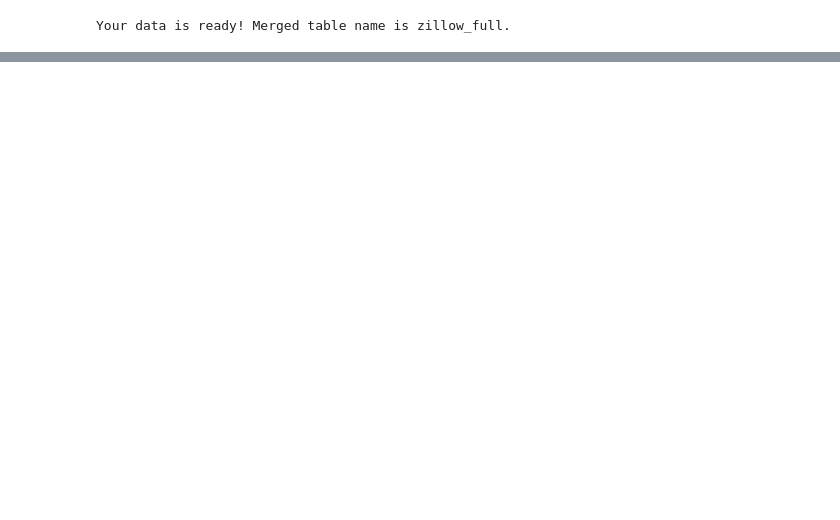
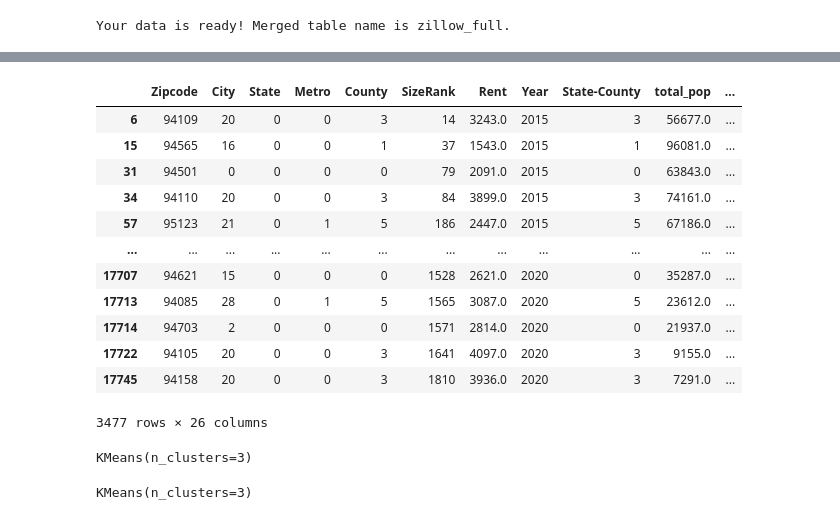
Before and after one commit to EugeniaDickson/zillow_rent_index, a Jupyter notebook: Jane/model_testing.ipynb, the cells around one changed output, grey strips where cells are left out. Drawn from its saved outputs; the diff is of its cells as text; code cells hidden in the pictures; blank space fills up the shorter version.

```diff
--- a/Jane/model_testing.ipynb
+++ b/Jane/model_testing.ipynb
@@ -65,0 +87,24 @@ for col in null_cols:
+# %%
+zillow_sf
+# %% [output]
+|  | Zipcode | City | State | Metro | County | SizeRank | Rent | Year | State-County | total_pop | ... |
+| 6 | 94109 | 20 | 0 | 0 | 3 | 14 | 3243.0 | 2015 | 3 | 56677.0 | ... |
+| 15 | 94565 | 16 | 0 | 0 | 1 | 37 | 1543.0 | 2015 | 1 | 96081.0 | ... |
+| 31 | 94501 | 0 | 0 | 0 | 0 | 79 | 2091.0 | 2015 | 0 | 63843.0 | ... |
+| 34 | 94110 | 20 | 0 | 0 | 3 | 84 | 3899.0 | 2015 | 3 | 74161.0 | ... |
+| 57 | 95123 | 21 | 0 | 1 | 5 | 186 | 2447.0 | 2015 | 5 | 67186.0 | ... |
+| ... | ... | ... | ... | ... | ... | ... | ... | ... | ... | ... | ... |
+| 17707 | 94621 | 15 | 0 | 0 | 0 | 1528 | 2621.0 | 2020 | 0 | 35287.0 | ... |
+| 17713 | 94085 | 28 | 0 | 1 | 5 | 1565 | 3087.0 | 2020 | 5 | 23612.0 | ... |
+| 17714 | 94703 | 2 | 0 | 0 | 0 | 1571 | 2814.0 | 2020 | 0 | 21937.0 | ... |
+| 17722 | 94105 | 20 | 0 | 0 | 3 | 1641 | 4097.0 | 2020 | 3 | 9155.0 | ... |
+| 17745 | 94158 | 20 | 0 | 0 | 3 | 1810 | 3936.0 | 2020 | 3 | 7291.0 | ... |
+3477 rows × 26 columns
+# %%
+kmeans.set_params(n_clusters=3)
+# %% [output]
+KMeans(n_clusters=3)
+# %%
+kmeans.fit(num_cols)
+# %% [output]
+KMeans(n_clusters=3)
```
Also changed, not shown: parts of 16 cells of this notebook.
